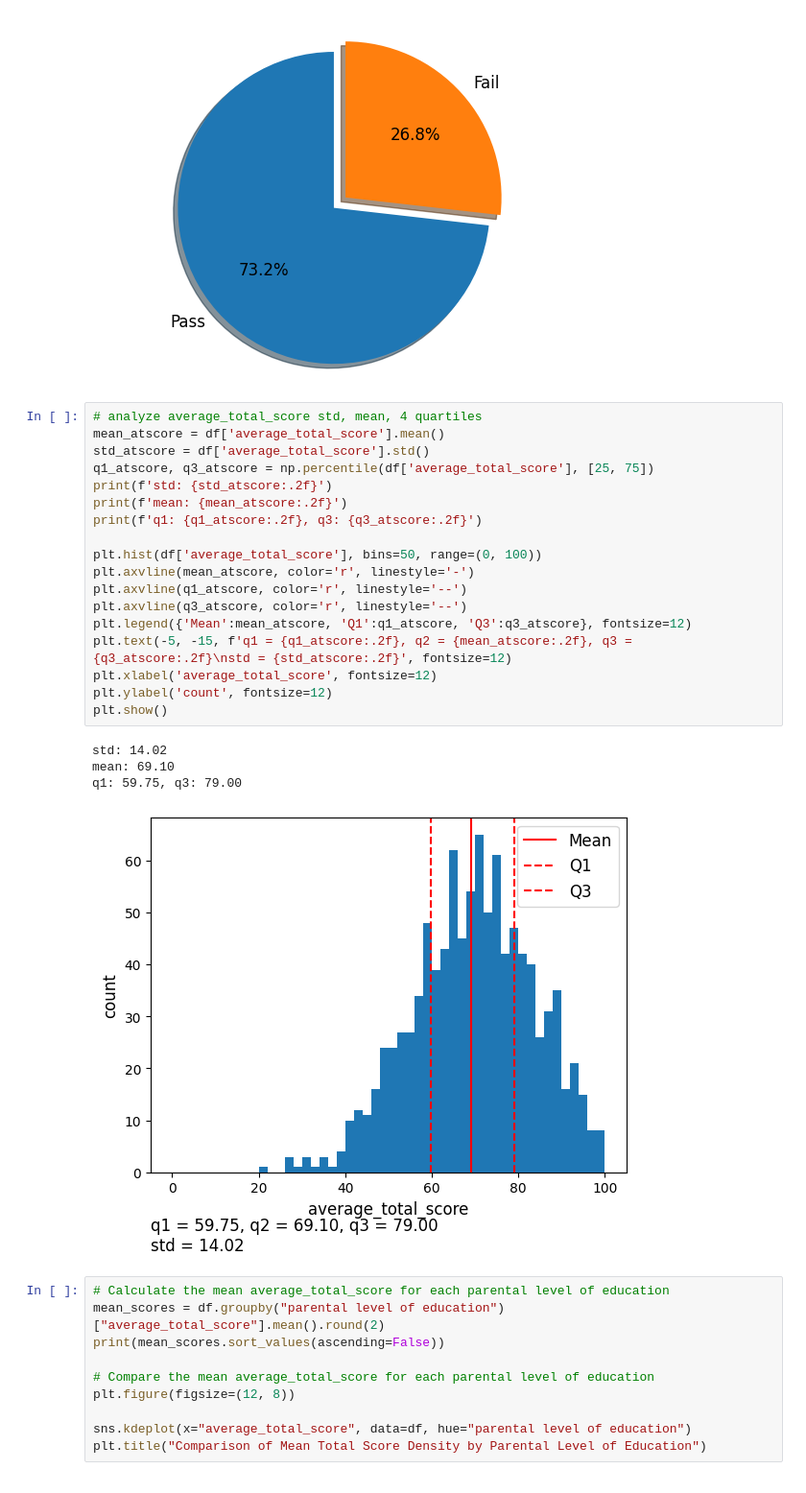
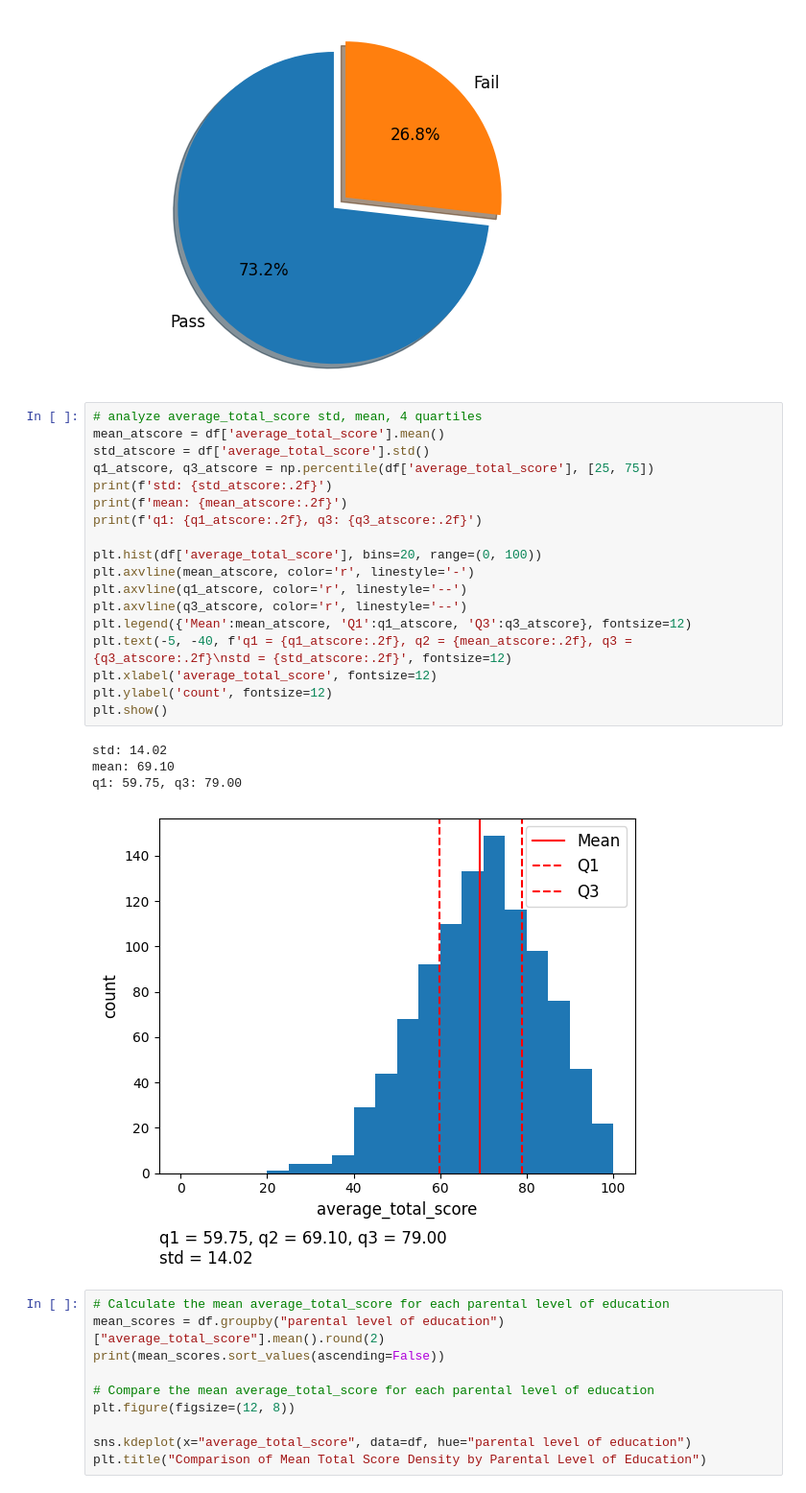
Before and after one commit to guozhuyin/112NetworkLearningTechnology, a Jupyter notebook: EducationalDataMiningUsingPython/finalProject231230.ipynb, the cells around one changed output. Shown at 96% size. Cells and saved outputs as stored; diff of their text form.

```diff
--- a/EducationalDataMiningUsingPython/finalProject231230.ipynb
+++ b/EducationalDataMiningUsingPython/finalProject231230.ipynb
@@ -126,26 +127,26 @@ plt.show()
 # %%
 # analyze average_total_score std, mean, 4 quartiles
 mean_atscore = df['average_total_score'].mean()
 std_atscore = df['average_total_score'].std()
 q1_atscore, q3_atscore = np.percentile(df['average_total_score'], [25, 75])
 print(f'std: {std_atscore:.2f}')
 print(f'mean: {mean_atscore:.2f}')
 print(f'q1: {q1_atscore:.2f}, q3: {q3_atscore:.2f}')
 
-plt.hist(df['average_total_score'], bins=50, range=(0, 100))
+plt.hist(df['average_total_score'], bins=20, range=(0, 100))
 plt.axvline(mean_atscore, color='r', linestyle='-')
 plt.axvline(q1_atscore, color='r', linestyle='--')
 plt.axvline(q3_atscore, color='r', linestyle='--')
 plt.legend({'Mean':mean_atscore, 'Q1':q1_atscore, 'Q3':q3_atscore}, fontsize=12)
-plt.text(-5, -15, f'q1 = {q1_atscore:.2f}, q2 = {mean_atscore:.2f}, q3 = {q3_atscore:.2f}\nstd = {std_atscore:.2f}', fontsize=12)
+plt.text(-5, -40, f'q1 = {q1_atscore:.2f}, q2 = {mean_atscore:.2f}, q3 = {q3_atscore:.2f}\nstd = {std_atscore:.2f}', fontsize=12)
 plt.xlabel('average_total_score', fontsize=12)
 plt.ylabel('count', fontsize=12)
 plt.show()
 # %% [output]
 std: 14.02
 mean: 69.10
 q1: 59.75, q3: 79.00
-[figure, old version]
+[figure, new version]
 # %%
 # Calculate the mean average_total_score for each parental level of education
 mean_scores = df.groupby("parental level of education")["average_total_score"].mean().round(2)
```
Also changed, not shown: parts of 7 cells of this notebook, 2 other files.
